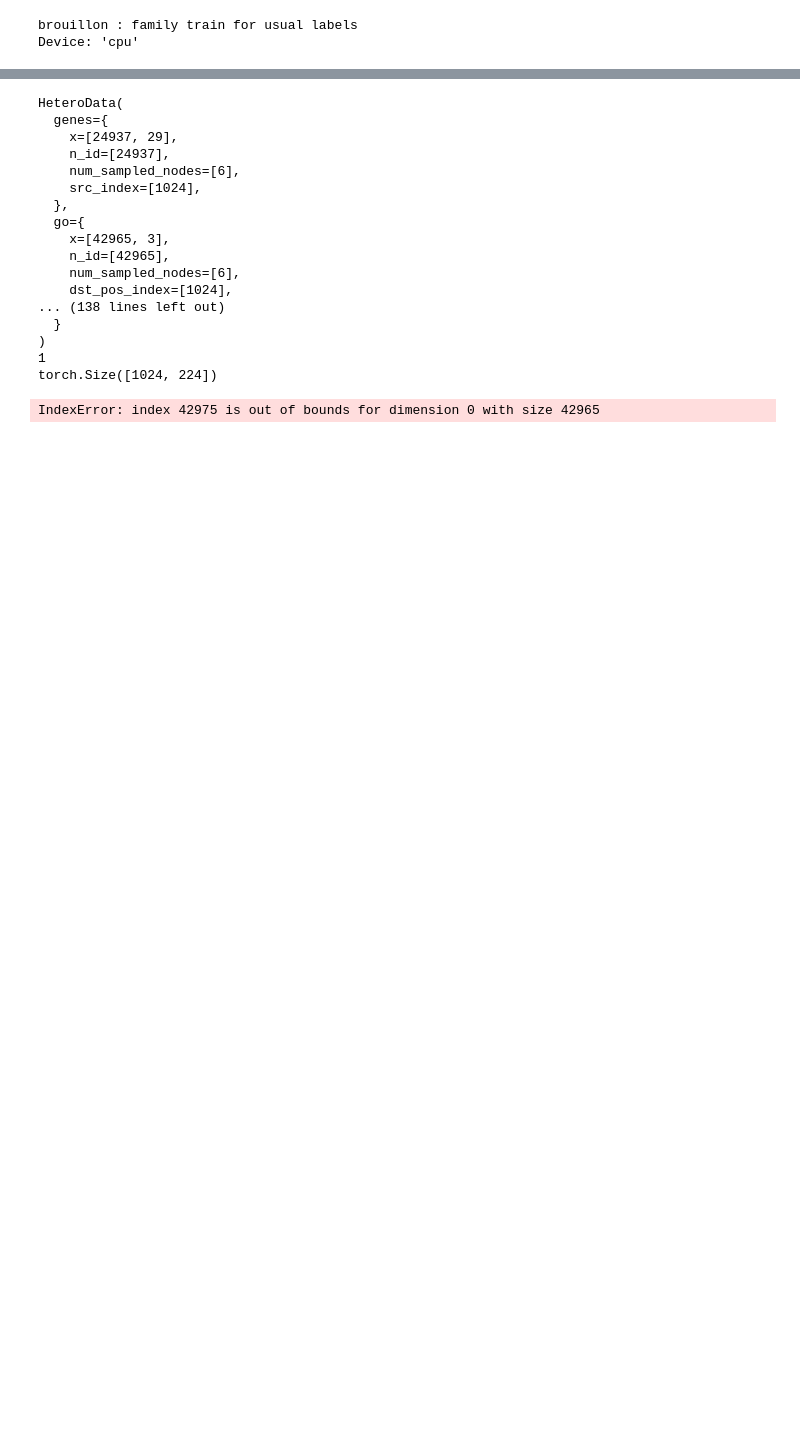
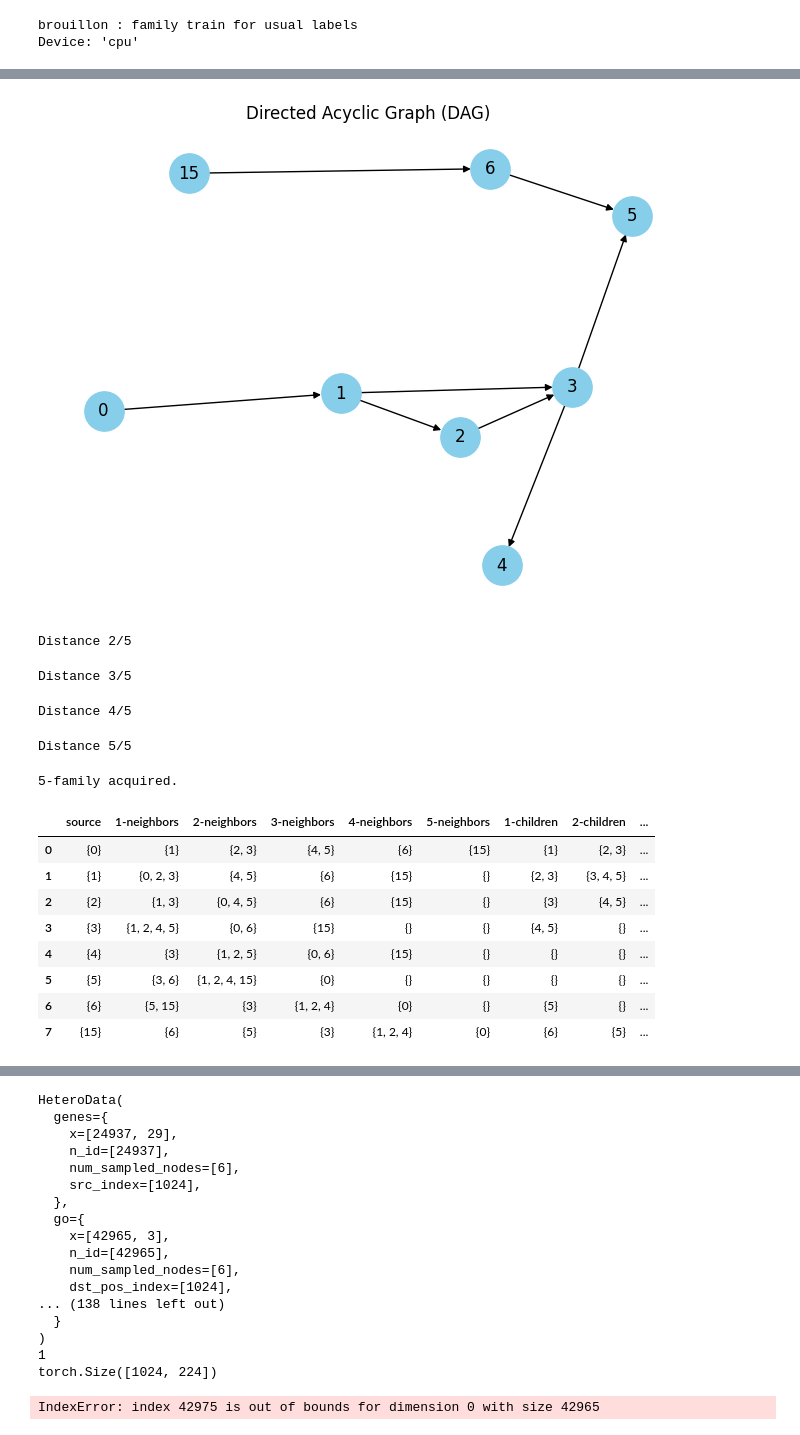
Before and after one commit to ElliotButz/ESL2024, a Jupyter notebook: code/family_train.ipynb, the cells around one changed output, grey strips where cells are left out. Drawn from its saved outputs; the diff is of its cells as text; code cells hidden in the pictures; blank space fills up the shorter version.

Commit message:
Working on LinSim labels vs randomized LinSim labels

```diff
--- a/code/family_train.ipynb
+++ b/code/family_train.ipynb
@@ -265,14 +268,15 @@ def get_family(ontology_edge_index, max_dist):
     Returns:
     - df (pandas.DataFrame): DataFrame containing information about the family graph.
                                 Columns:
-                                    - source           : The source node of the row.
-                                    - {dist}-neighbors : Set of neighbors at distance 'dist' from the source node.
-                                    - {dist}-parents   : Set of parents at distance 'dist' from the source node.
-                                    - {dist}-children  : Set of children at distance 'dist' from the source node.
-                                    - family           : Set of all neighbors up to distance 'max_dist' for the source node.
-                                    - family_without_children : Set of family members excluding children for the source node.
+                                    - source                   : The source node of the row.
+                                    - {dist}-neighbors         : Set of neighbors at distance 'dist' from the source node.
+                                    - {dist}-parents           : Set of parents at distance 'dist' from the source node.
+                                    - {dist}-children          : Set of children at distance 'dist' from the source node.
+                                    - family                   : Set of all neighbors up to distance 'max_dist' for the source node.
+                                    - parents                  : Set of all parents up to distance 'max_dist' for the source node.
+                                    - family_without_parents   : Set of family members excluding parents for the source node.
+                                    - family_without_children  : Set of family members excluding children for the source node.
     """
-
     # Init Graph
     G = nx.DiGraph()
     for s, d in zip(ontology_edge_index[0].tolist(), ontology_edge_index[1].tolist()):
@@ -299,38 +303,80 @@ def get_family(ontology_edge_index, max_dist):
         df[f'{dist}-neighbors'] = df.progress_apply(lambda row : neighbors_for_nodes(graph = G, nodes = row[f'{dist-1}-neighbors'])-set.union(*[row[f'{d}-neighbors'] for d in range(1,dist)])-row['source'],axis = 1)
 
         tqdm.pandas(desc=f'Making dist {dist}-parents   ')
-        df[f'{dist}-parents'] = df.progress_apply(lambda row : successors_for_nodes(graph = G, nodes = row[f'{dist-1}-parents']),axis = 1)
+        df[f'{dist}-parents'] = df.progress_apply(lambda row : predecessors_for_nodes(graph = G, nodes = row[f'{dist-1}-parents']),axis = 1)
 
         tqdm.pandas(desc=f'Making dist {dist}-children  ')
-        df[f'{dist}-children'] = df.progress_apply(lambda row : predecessors_for_nodes(graph = G, nodes = row[f'{dist-1}-children']),axis = 1)
+        df[f'{dist}-children'] = df.progress_apply(lambda row : successors_for_nodes(graph = G, nodes = row[f'{dist-1}-children']),axis = 1)
 
         # display(df)
 
     step = f'{max_dist}-family acquired.'
     print(step)
     tqdm.pandas(desc=f'Calculating family      ')
     df['family'] = df.progress_apply(lambda row: set.union(*[row[f'{dist}-neighbors'] for dist in range(1, max_dist+1)]) - (row['source']), axis = 1)
 
     tqdm.pandas(desc=f'Calculating children    ')
     df['children'] = df.progress_apply(lambda row: set.union(*[row[f'{dist}-children'] for dist in range(1, max_dist+1)]), axis = 1)
 
     tqdm.pandas(desc=f'Calculating parents     ')
     df['parents'] = df.progress_apply(lambda row: set.union(*[row[f'{dist}-parents'] for dist in range(1, max_dist+1)]), axis = 1)
 
     tqdm.pandas(desc=f'Calculating exclusion   ')
     df['family_without_parents'] = df.progress_apply(lambda row: row['family']- set.union(*[row[f'{dist}-parents'] for dist in range(1, max_dist+1)]), axis = 1)
 
+    tqdm.pandas(desc=f'Calculating exclusion   ')
+    df['family_without_children'] = df.progress_apply(lambda row: row['family']- set.union(*[row[f'{dist}-children'] for dist in range(1, max_dist+1)]), axis = 1)
+
 
     # tqdm.pandas(desc=f'Calculating lineage          ')
     # df['lineage'] = df.progress_apply(lambda row: set.union(*[row[f'{dist}-children'] for dist in range(1, max_dist+1)]+
     #                                                          [row[f'{dist}-parents'] for dist in range(1, max_dist+1)] +
     #                                                          [row['source']]),axis=1)
     # tqdm.pandas(desc=f'Calculating family - lineage ')
     # df['family_without_lineage'] = df.progress_apply(lambda row: set.union(*[row[f'{dist}-neighbors'] for dist in range(1, max_dist+1)]) - row['lineage'],axis=1)
     # display(df)
 
     # Re-ordering columns :
     dists = range(1, max_dist+1)
-    df = df[['source'] + [f'{dist}-neighbors' for dist in dists] + [f'{dist}-children' for dist in dists] + [f'{dist}-parents' for dist in dists]  + ['family', 'parents', 'family_without_parents']]
+    df = df[['source'] + [f'{dist}-neighbors' for dist in dists]+
+                         [f'{dist}-children' for dist in dists] +
+                         [f'{dist}-parents' for dist in dists]  +
+                         ['family',
+                          'parents',
+                          'family_without_parents',
+                          'family_without_children'
+                          ]]
 
     return df
+
+def plot_graph(edge_index):
+    G = nx.DiGraph()
+    G.add_edges_from(edge_index.t().tolist())
+
+    pos = nx.spring_layout(G, iterations=50, seed = 1)
+    nx.draw(G, pos, with_labels=True, node_color='skyblue', node_size=800, arrows=True)
+    plt.title("Directed Acyclic Graph (DAG)")
+    plt.show()
+
+edge_index = torch.tensor([[0, 1, 1, 2, 3, 3, 6, 15],   # Liste des départs des arêtes
+                           [1, 2, 3, 3, 4, 5, 5, 6 ]],  # Liste des arrivées des arêtes
+                          dtype=torch.long)
+plot_graph(edge_index)
+f = get_family(edge_index, 5)
+display(f)
+# %% [output]
+[figure, added]
+Distance 2/5
+Distance 3/5
+Distance 4/5
+Distance 5/5
+5-family acquired.
+|  | source | 1-neighbors | 2-neighbors | 3-neighbors | 4-neighbors | 5-neighbors | 1-children | 2-children | ... |
+| 0 | {0} | {1} | {2, 3} | {4, 5} | {6} | {15} | {1} | {2, 3} | ... |
+| 1 | {1} | {0, 2, 3} | {4, 5} | {6} | {15} | {} | {2, 3} | {3, 4, 5} | ... |
+| 2 | {2} | {1, 3} | {0, 4, 5} | {6} | {15} | {} | {3} | {4, 5} | ... |
+| 3 | {3} | {1, 2, 4, 5} | {0, 6} | {15} | {} | {} | {4, 5} | {} | ... |
+| 4 | {4} | {3} | {1, 2, 5} | {0, 6} | {15} | {} | {} | {} | ... |
+| 5 | {5} | {3, 6} | {1, 2, 4, 15} | {0} | {} | {} | {} | {} | ... |
+| 6 | {6} | {5, 15} | {3} | {1, 2, 4} | {0} | {} | {5} | {} | ... |
+| 7 | {15} | {6} | {5} | {3} | {1, 2, 4} | {0} | {6} | {5} | ... |
```
Also changed, not shown: parts of 50 cells of this notebook, 7 other files.
